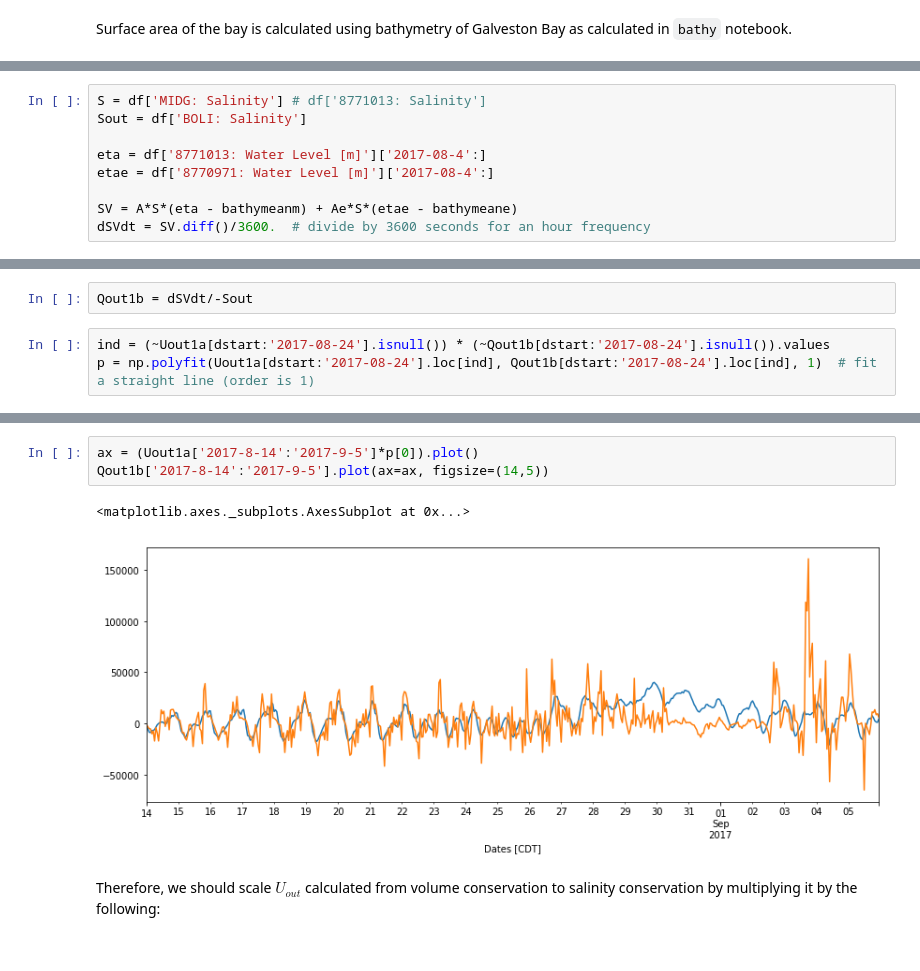
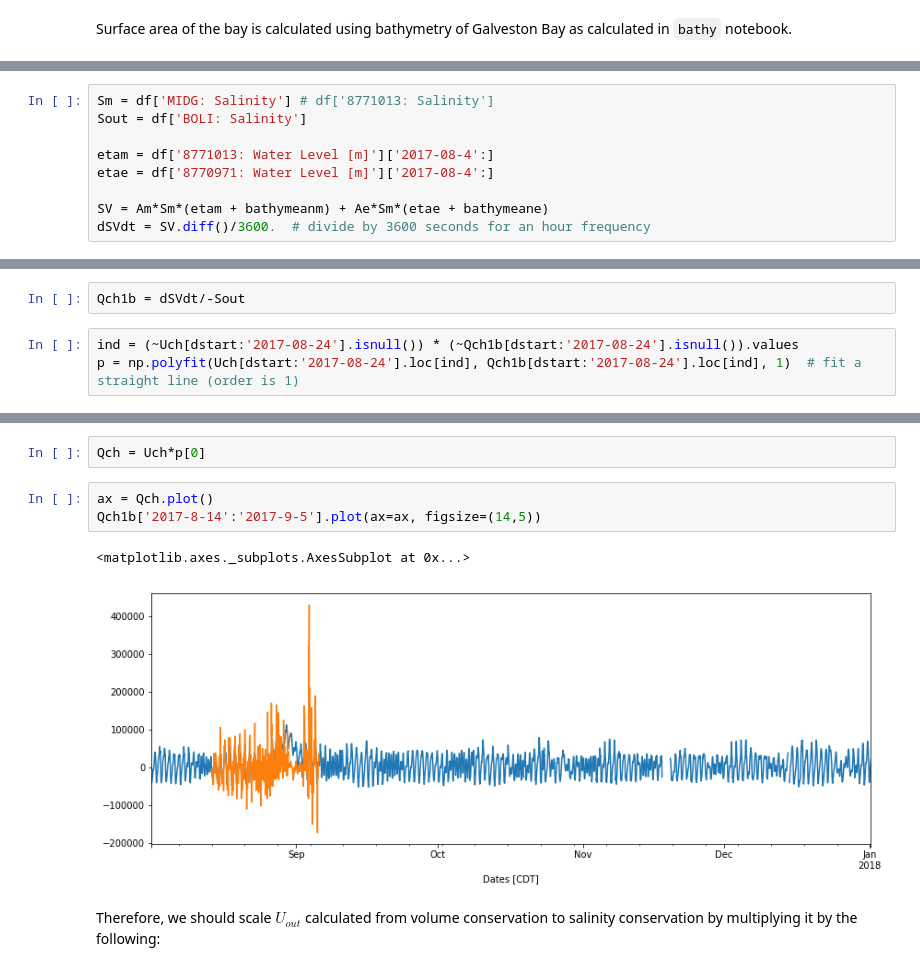
Before and after one commit to kthyng/flood_estimate, a Jupyter notebook: Analysis.ipynb, the cells around one changed output, grey strips where cells are left out. Saved outputs shown, nothing was run; the diff lists cells and outputs as text.

```diff
--- a/Analysis.ipynb
+++ b/Analysis.ipynb
@@ -244,9 +245,9 @@ bathymeanm = np.nansum(bathym)/(~np.isnan(bathym)).sum()
 # %%
-S = df['MIDG: Salinity'] # df['8771013: Salinity']
+Sm = df['MIDG: Salinity'] # df['8771013: Salinity']
 Sout = df['BOLI: Salinity']
 
-eta = df['8771013: Water Level [m]']['2017-08-4':]
+etam = df['8771013: Water Level [m]']['2017-08-4':]
 etae = df['8770971: Water Level [m]']['2017-08-4':]
 
-SV = A*S*(eta - bathymeanm) + Ae*S*(etae - bathymeane)
+SV = Am*Sm*(etam + bathymeanm) + Ae*Sm*(etae + bathymeane)
 dSVdt = SV.diff()/3600.  # divide by 3600 seconds for an hour frequency
@@ -253,6 +256,6 @@ dSVdt = SV.diff()/3600.  # divide by 3600 seconds for an hour frequency
 # %%
-Qout1b = dSVdt/-Sout
+Qch1b = dSVdt/-Sout
 # %%
-ind = (~Uout1a[dstart:'2017-08-24'].isnull()) * (~Qout1b[dstart:'2017-08-24'].isnull()).values
-p = np.polyfit(Uout1a[dstart:'2017-08-24'].loc[ind], Qout1b[dstart:'2017-08-24'].loc[ind], 1)  # fit a straight line (order is 1)
+ind = (~Uch[dstart:'2017-08-24'].isnull()) * (~Qch1b[dstart:'2017-08-24'].isnull()).values
+p = np.polyfit(Uch[dstart:'2017-08-24'].loc[ind], Qch1b[dstart:'2017-08-24'].loc[ind], 1)  # fit a straight line (order is 1)
 # %%
@@ -268,9 +271,11 @@ array([-18215.21304863,   -431.52441894])
+# %%
+Qch = Uch*p[0]
 # %%
-ax = (Uout1a['2017-8-14':'2017-9-5']*p[0]).plot()
-Qout1b['2017-8-14':'2017-9-5'].plot(ax=ax, figsize=(14,5))
+ax = Qch.plot()
+Qch1b['2017-8-14':'2017-9-5'].plot(ax=ax, figsize=(14,5))
 # %% [output]
 <matplotlib.axes._subplots.AxesSubplot at 0x...>
-[figure, old version]
+[figure, new version]
 # %% [markdown]
 Therefore, we should scale $U_{out}$ calculated from volume conservation to salinity conservation by multiplying it by the following:
 # %%
```
Also changed, not shown: parts of 37 cells of this notebook.
